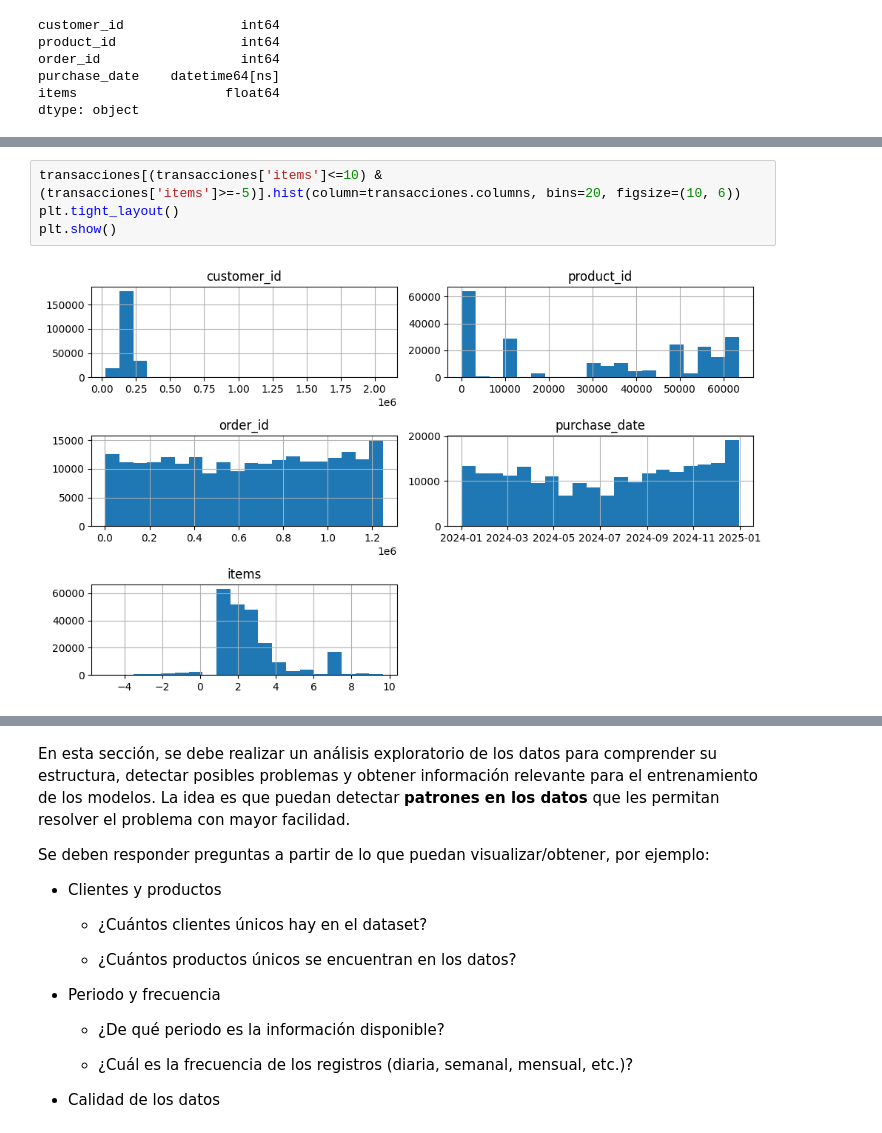
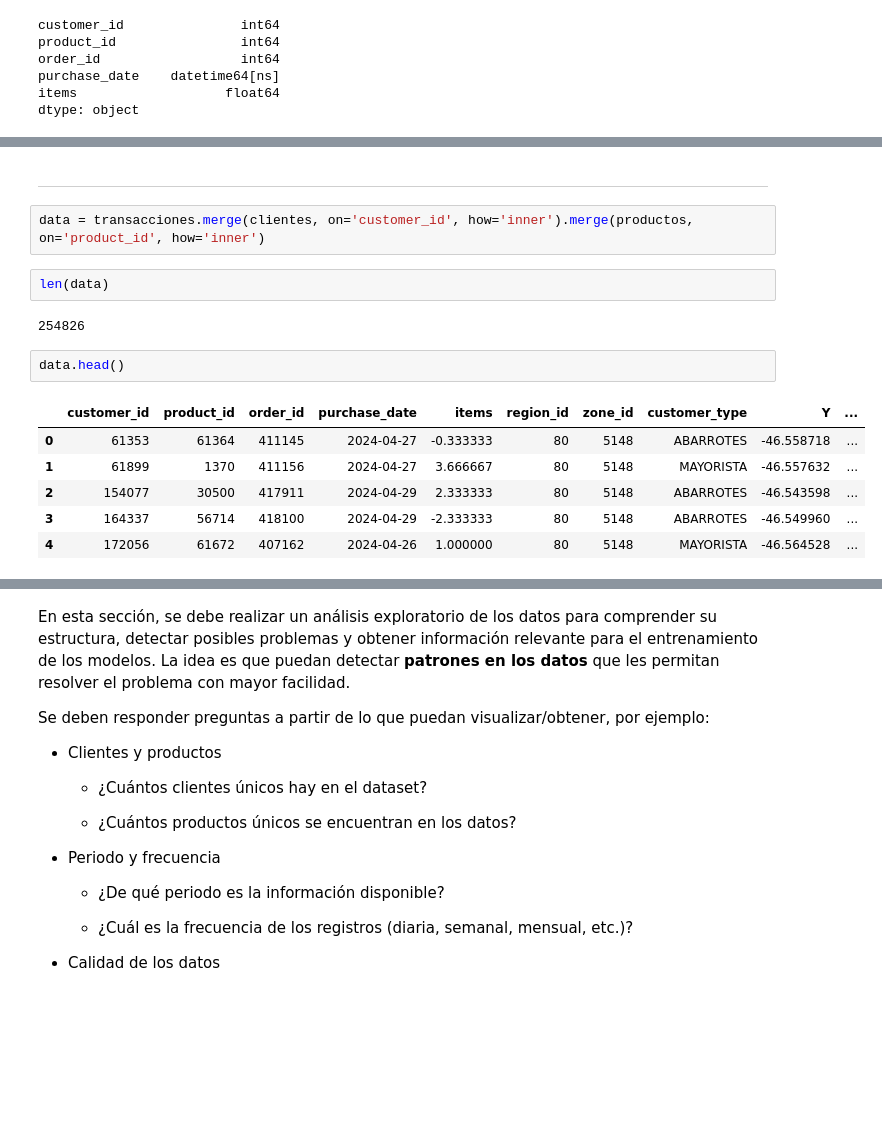
Before and after one commit to cristianjaram/MDS7202-labs, a Jupyter notebook: proyecto_lab/enunciado_entrega1.ipynb, the cells around one changed output, grey strips where cells are left out. Drawn from its saved outputs; the diff is of its cells as text; blank space fills up the shorter version.

```diff
--- a/proyecto_lab/enunciado_entrega1.ipynb
+++ b/proyecto_lab/enunciado_entrega1.ipynb
@@ -462,9 +343,20 @@ customer_id_trans = customer_id_trans[customer_id_trans['customer_id'].isin(cust
-# %%
-transacciones[(transacciones['items']<=10) & (transacciones['items']>=-5)].hist(column=transacciones.columns, bins=20, figsize=(10, 6))
-plt.tight_layout()
-plt.show()
-# %% [output]
-[figure, removed]
+# %% [markdown]
+---
+# %%
+data = transacciones.merge(clientes, on='customer_id', how='inner').merge(productos, on='product_id', how='inner')
+# %%
+len(data)
+# %% [output]
+254826
+# %%
+data.head()
+# %% [output]
+|  | customer_id | product_id | order_id | purchase_date | items | region_id | zone_id | customer_type | Y | ... |
+| 0 | 61353 | 61364 | 411145 | 2024-04-27 | -0.333333 | 80 | 5148 | ABARROTES | -46.558718 | ... |
+| 1 | 61899 | 1370 | 411156 | 2024-04-27 | 3.666667 | 80 | 5148 | MAYORISTA | -46.557632 | ... |
+| 2 | 154077 | 30500 | 417911 | 2024-04-29 | 2.333333 | 80 | 5148 | ABARROTES | -46.543598 | ... |
+| 3 | 164337 | 56714 | 418100 | 2024-04-29 | -2.333333 | 80 | 5148 | ABARROTES | -46.549960 | ... |
+| 4 | 172056 | 61672 | 407162 | 2024-04-26 | 1.000000 | 80 | 5148 | MAYORISTA | -46.564528 | ... |
 # %% [markdown]
 ## 📌 EDA [0.5 puntos]
 
```
Also changed, not shown: parts of 38 cells of this notebook.
